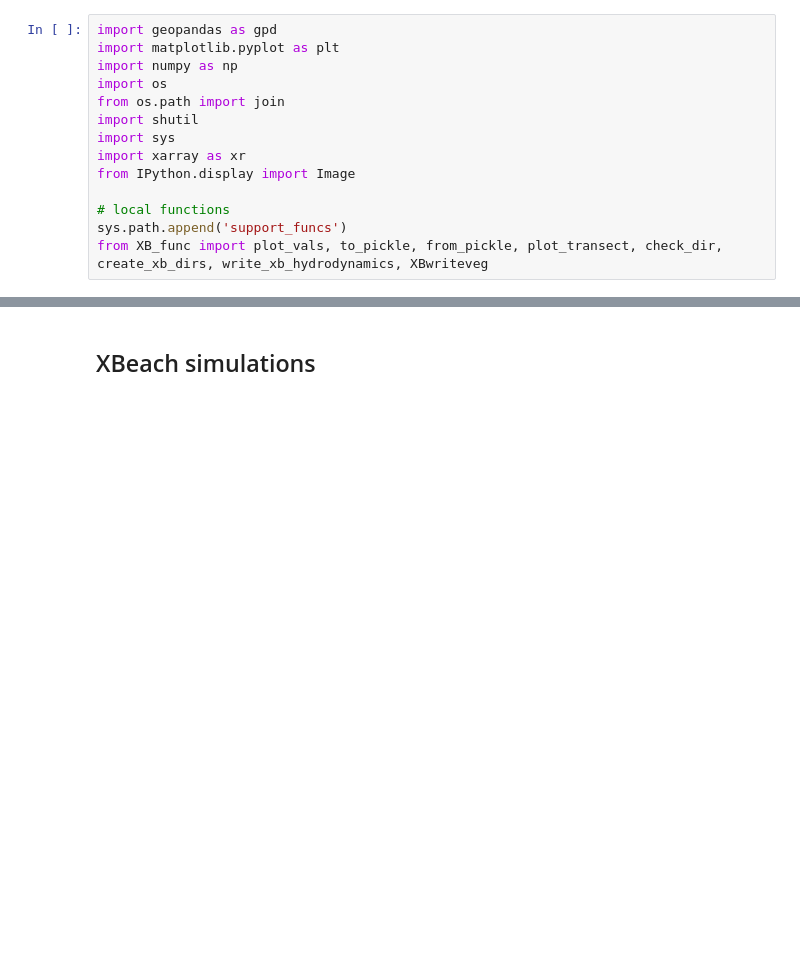
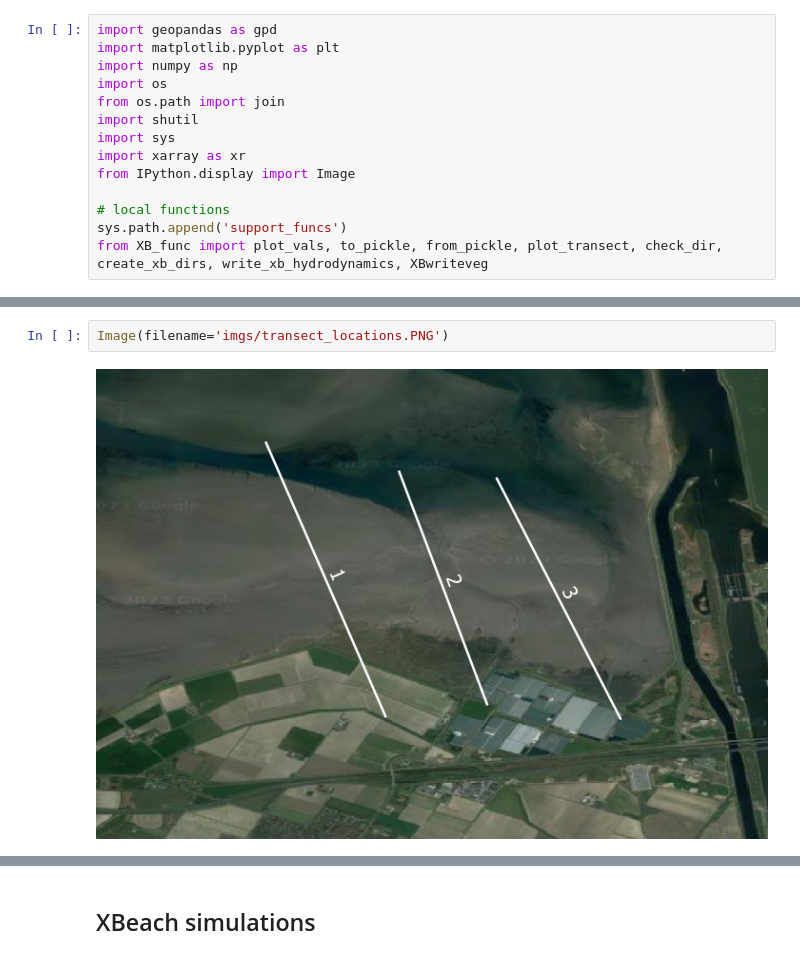
Before and after one commit to vtmvanzelst/BwNLite, a Jupyter notebook: content/XB_notebook.ipynb, the cells around one changed output, grey strips where cells are left out. Cells and saved outputs as stored; diff of their text form; blank space fills up the shorter version.

```diff
--- a/content/XB_notebook.ipynb
+++ b/content/XB_notebook.ipynb
@@ -19,3 +19,7 @@ Transect are provided
+# %%
+Image(filename='imgs/transect_locations.PNG')
+# %% [output]
+[figure, added]
 # %%
 #1 Inspect the transects
 
```
Also changed, not shown: parts of 15 cells of this notebook, 1 other file.
